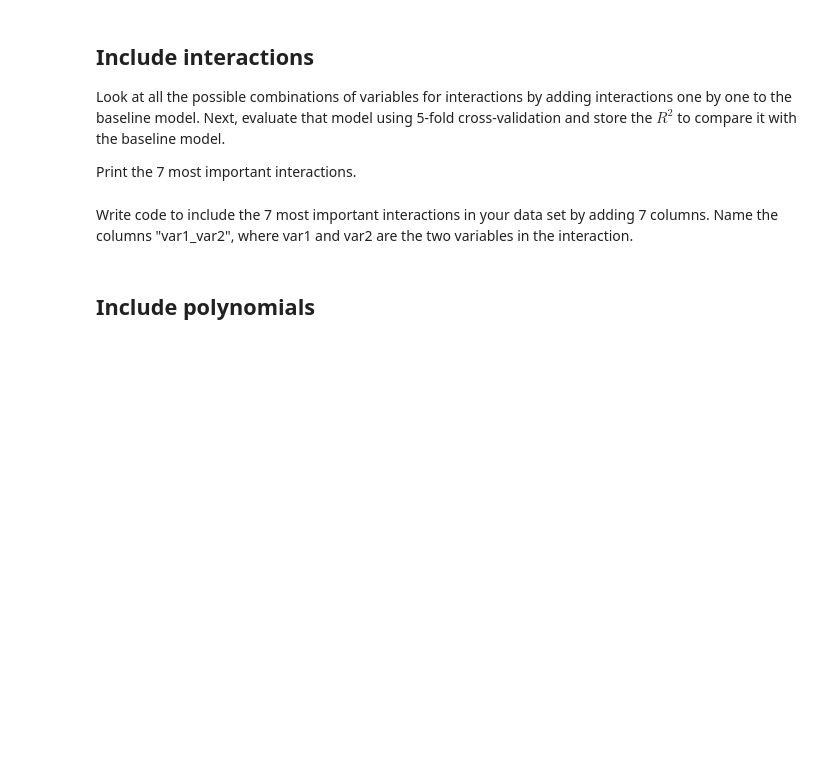
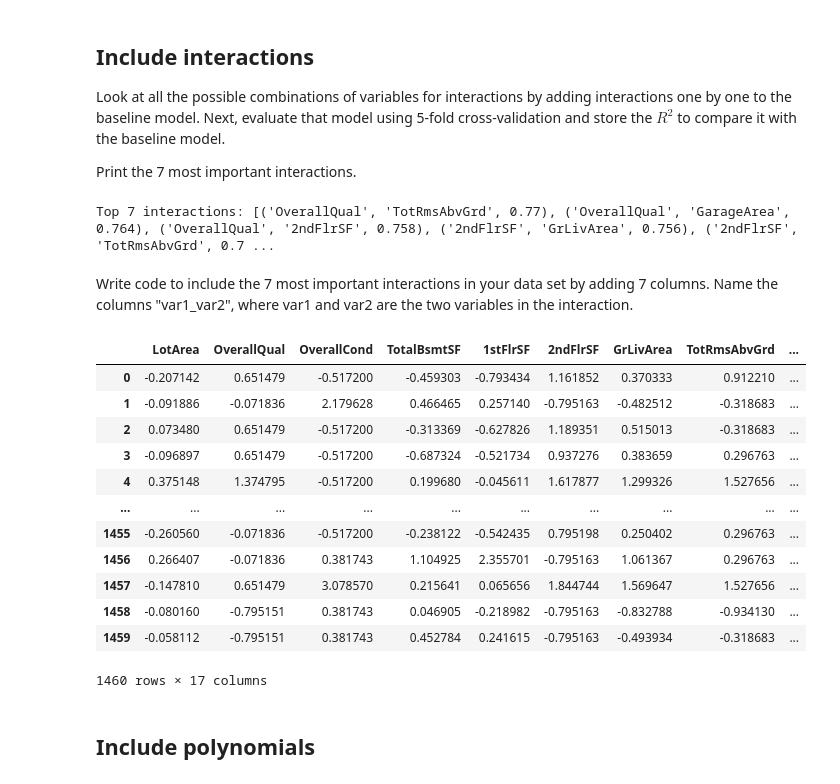
Before and after one commit to lilisbeit/dsc-extensions-to-linear-models-lab, a Jupyter notebook: index.ipynb, the cells around one changed output. Drawn from its saved outputs; the diff is of its cells as text; code cells hidden in the pictures; blank space fills up the shorter version.

```diff
--- a/index.ipynb
+++ b/index.ipynb
@@ -49,0 +48,16 @@ Next steps:
+# %%
+# Your code here
+
+y = df[['SalePrice']]
+X = df.drop(columns='SalePrice')
+
+X_scaled = scale(X)
+X_scaled = pd.DataFrame(X_scaled, columns=X.columns)
+
+all_data = pd.concat([y, X_scaled], axis=1)
+# %%
+regression = LinearRegression()
+
+crossvalidation = KFold(n_splits=5, shuffle=True, random_state=1)
+baseline = np.mean(cross_val_score(regression, X_scaled, y, scoring='r2', cv=crossvalidation))
+baseline
@@ -58,2 +72,18 @@ Print the 7 most important interactions.
+# %%
+# Your code here
+
+combos = list(combinations(X.columns, 2))
+
+interactions = []
+data = X_scaled.copy()
+for comb in combos:
+    data['interaction'] = data[comb[0]]*data[comb[1]]
+    score = np.mean(cross_val_score(regression, data, y, scoring = 'r2', cv=crossvalidation))
+    if score > baseline:
+        interactions.append((comb[0], comb[1], round(score, 3)))
+
+print('Top 7 interactions: %s' %sorted(interactions, key=lambda inter: inter[2], reverse=True)[:7])
+# %% [output]
+Top 7 interactions: [('OverallQual', 'TotRmsAbvGrd', 0.77), ('OverallQual', 'GarageArea', 0.764), ('OverallQual', '2ndFlrSF', 0.758), ('2ndFlrSF', 'GrLivArea', 0.756), ('2ndFlrSF', 'TotRmsAbvGrd', 0.7 ...
 # %% [markdown]
 Write code to include the 7 most important interactions in your data set by adding 7 columns. Name the columns "var1_var2", where var1 and var2 are the two variables in the interaction.
@@ -62,3 +90,26 @@ Write code to include the 7 most important interactions in your data set by addi
+# %%
+# Your code here
+
+df_inter = X_scaled.copy()
+ls_interactions = sorted(interactions, key = lambda inter: inter[2], reverse = True)[:7]
+for inter in ls_interactions:
+    df_inter[inter[0] + '_' + inter[1]] = X[inter[0]] * X[inter[1]]
+
+df_inter
+# %% [output]
+|  | LotArea | OverallQual | OverallCond | TotalBsmtSF | 1stFlrSF | 2ndFlrSF | GrLivArea | TotRmsAbvGrd | ... |
+| 0 | -0.207142 | 0.651479 | -0.517200 | -0.459303 | -0.793434 | 1.161852 | 0.370333 | 0.912210 | ... |
+| 1 | -0.091886 | -0.071836 | 2.179628 | 0.466465 | 0.257140 | -0.795163 | -0.482512 | -0.318683 | ... |
+| 2 | 0.073480 | 0.651479 | -0.517200 | -0.313369 | -0.627826 | 1.189351 | 0.515013 | -0.318683 | ... |
+| 3 | -0.096897 | 0.651479 | -0.517200 | -0.687324 | -0.521734 | 0.937276 | 0.383659 | 0.296763 | ... |
+| 4 | 0.375148 | 1.374795 | -0.517200 | 0.199680 | -0.045611 | 1.617877 | 1.299326 | 1.527656 | ... |
+| ... | ... | ... | ... | ... | ... | ... | ... | ... | ... |
+| 1455 | -0.260560 | -0.071836 | -0.517200 | -0.238122 | -0.542435 | 0.795198 | 0.250402 | 0.296763 | ... |
+| 1456 | 0.266407 | -0.071836 | 0.381743 | 1.104925 | 2.355701 | -0.795163 | 1.061367 | 0.296763 | ... |
+| 1457 | -0.147810 | 0.651479 | 3.078570 | 0.215641 | 0.065656 | 1.844744 | 1.569647 | 1.527656 | ... |
+| 1458 | -0.080160 | -0.795151 | 0.381743 | 0.046905 | -0.218982 | -0.795163 | -0.832788 | -0.934130 | ... |
+| 1459 | -0.058112 | -0.795151 | 0.381743 | 0.452784 | 0.241615 | -0.795163 | -0.493934 | -0.318683 | ... |
+1460 rows × 17 columns
 # %% [markdown]
 ## Include polynomials
 # %% [markdown]
```
Also changed, not shown: parts of 19 cells of this notebook.
